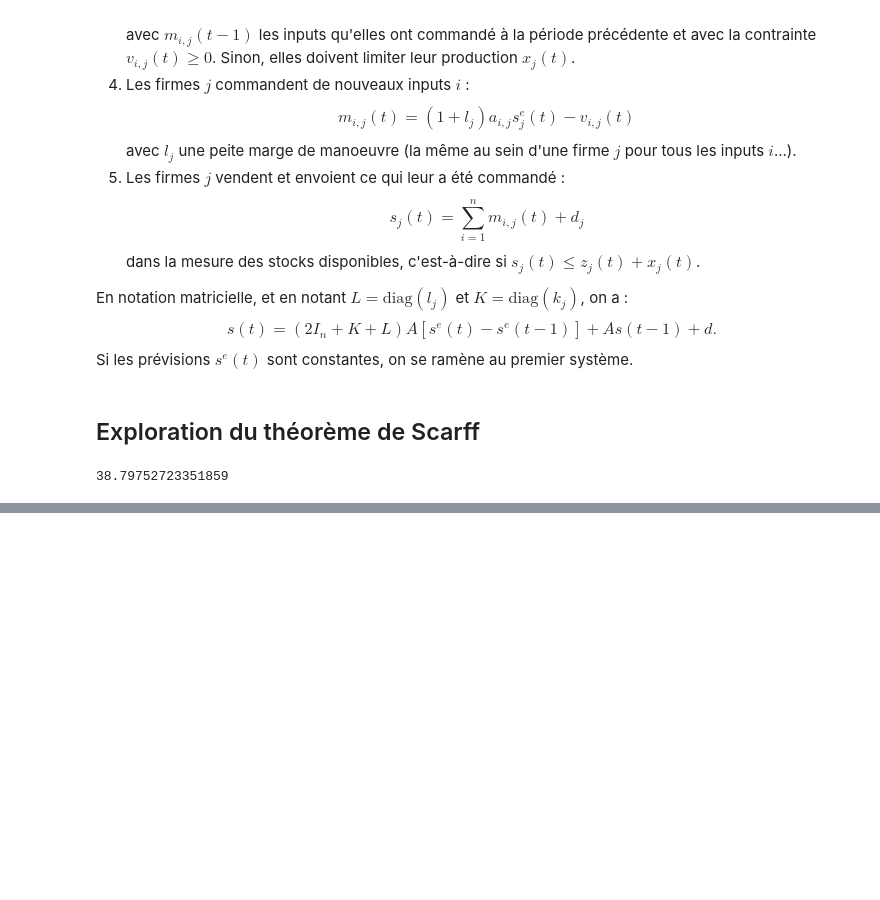
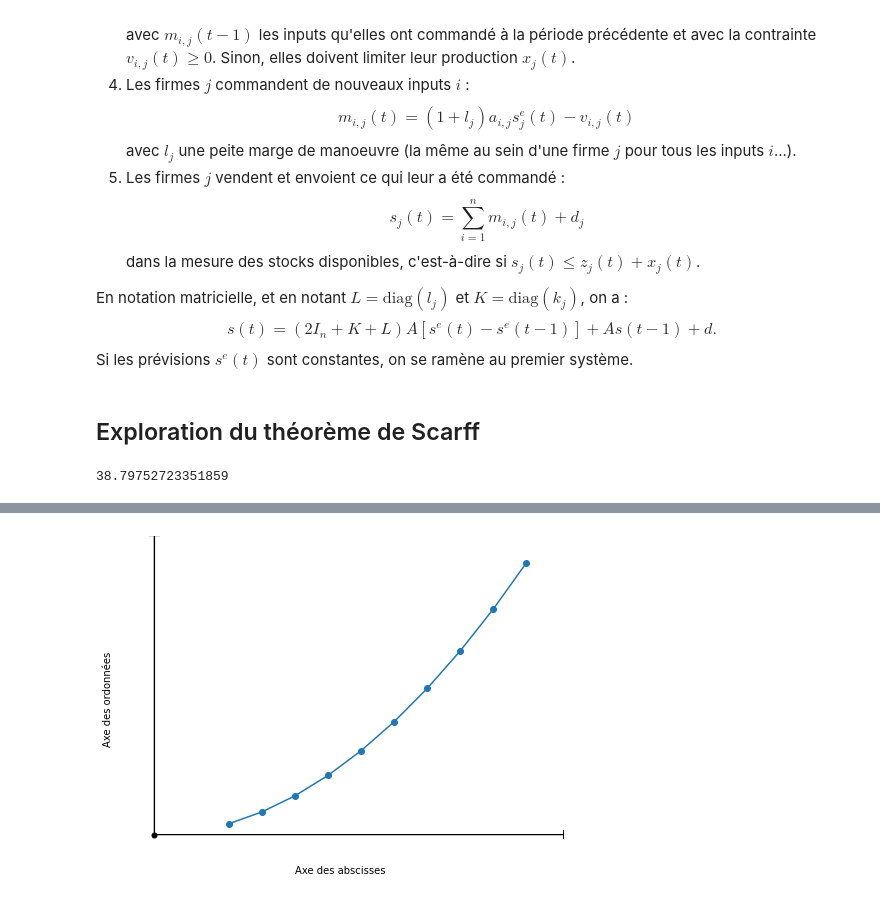
Before and after one commit to miche-quiche/Shiozawa-Morioka_model, a Jupyter notebook: Modèles de Shiozawa-Morioka.ipynb, the cells around one changed output, grey strips where cells are left out. Cells and saved outputs as stored; diff of their text form; code cells hidden in the pictures; blank space fills up the shorter version.

```diff
--- a/Modèles de Shiozawa-Morioka.ipynb
+++ b/Modèles de Shiozawa-Morioka.ipynb
@@ -121,0 +159,41 @@ x[t] = max(y_target - z[t],0)
+# %%
+import matplotlib.pyplot as plt
+import numpy as np
+
+# Créer le graphique et les axes
+fig, ax = plt.subplots(figsize=(8, 6))
+
+# Dessiner les flèches pour les axes des abscisses et des ordonnées
+ax.arrow(0, 0, 1.1, 0, head_width=0.03, head_length=0.05, fc='black', ec='black')
+ax.arrow(0, 0, 0, 1.1, head_width=0.03, head_length=0.05, fc='black', ec='black')
+
+# Ajouter une ligne pour la jonction des axes
+ax.plot([0], [0], marker='o', markersize=5, color='black')
+
+# Masquer les axes par défaut
+ax.spines['left'].set_color('none')
+ax.spines['bottom'].set_color('none')
+ax.spines['right'].set_color('none')
+ax.spines['top'].set_color('none')
+
+# Supprimer les graduations
+ax.set_xticks([])
+ax.set_yticks([])
+
+# Définir les limites des axes
+ax.set_xlim(-0.1, 1.1)
+ax.set_ylim(-0.1, 1.1)
+
+# Tracer des données factices
+x = np.linspace(0.2, 1, 10)
+y = x ** 2
+ax.plot(x, y, marker='o', label='Données')
+
+# Ajouter des étiquettes aux axes dessinés
+ax.set_xlabel("Axe des abscisses")
+ax.set_ylabel("Axe des ordonnées")
+
+# Afficher le graphique
+plt.show()
+# %% [output]
+[figure, added]
```
Also changed, not shown: parts of 3 cells of this notebook.
